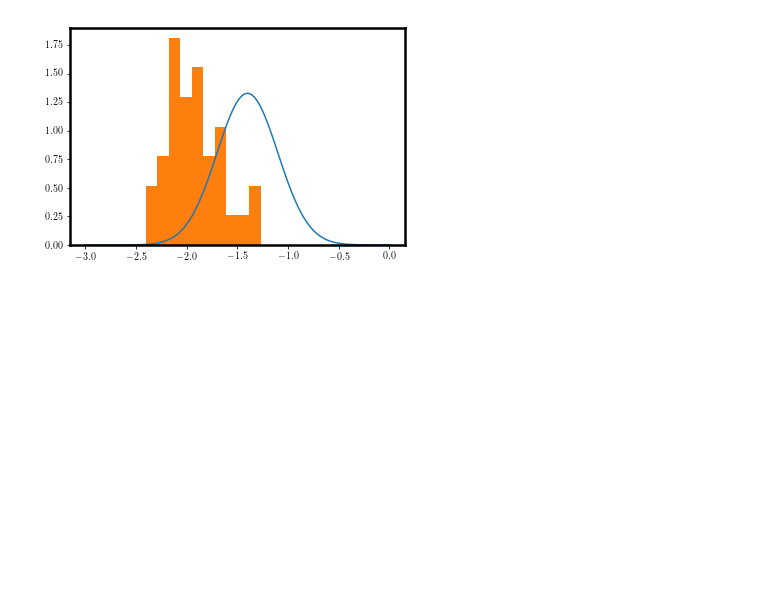
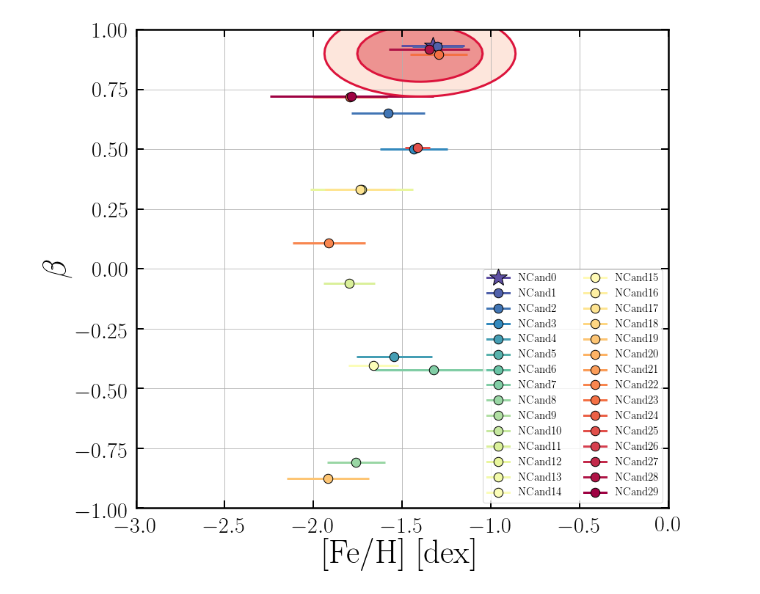
Before and after one commit to cajohare/DarkShards, a Jupyter notebook: code/Plot_stars.ipynb, the cells around one changed output. Saved outputs shown, nothing was run; the diff lists cells and outputs as text; code cells hidden in the pictures; blank space fills up the shorter version.

```diff
--- a/code/Plot_stars.ipynb
+++ b/code/Plot_stars.ipynb
@@ -206,12 +186,59 @@ Index([u'ra', u'dec', u'pmra', u'pmdec', u'l', u'b', u'psfmag_u',
-# %%
-FeHvals = linspace(-3,0,100)
-FeH_saus = -1.4
-sigFeH_saus = 0.3
-dF = exp(-(FeHvals-FeH_saus)**2.0/(2*sigFeH_saus**2.0))
-dF = dF/trapz(dF,FeHvals)
-plt.plot(FeHvals,dF)
-FeH = df.feh
-plt.hist(FeH,normed=1)
-plt.show()
-# %% [output]
-[figure, removed]
+# %%
+fig = plt.figure(figsize=(13,12))
+ax = fig.add_subplot(111)
+
+nbins = 100
+
+betamin = -1.0
+betamax = 1.0
+fehmin = -3.0
+fehmax = 0.0
+
+colsubs = flipud(cm.Spectral(linspace(0.0,1.0,num_cands)))
+
+fehs = zeros(shape=num_cands)
+betas = zeros(shape=num_cands)
+fehs_err = zeros(shape=num_cands)
+betas_err = zeros(shape=num_cands)
+for i in range(0,num_cands):
+    Cand = df.loc[df['group_id'] == names[i]]
+    vr,vphi,vz = Cand.GalRVel,Cand.GalTVel,Cand.GalzVel
+    sigr,sigphi,sigz = std(vr),std(vphi),std(vz)
+    beta_stars = 1.0-(vphi**2.0+vz**2.0)/(2*vr**2.0)
+    sigr = std(Cand.GalRVel)
+    sigphi = std(Cand.GalTVel)
+    sigz = std(Cand.GalzVel)
+    fehs[i] = mean(Cand.feh)
+    fehs_err[i] = std(Cand.feh)
+    betas[i] = 1-(sigphi**2.0+sigz**2.0)/(2*sigr**2.0)
+    betas_err[i] = std(beta_stars)
+    if i==0:
+        marker='*'
+    else:
+        marker='.'
+    plt.errorbar(fehs[i],betas[i],xerr=fehs_err[i],markersize=25,color=colsubs[i,:],
+                 marker=marker,linewidth=3,markeredgecolor='k',label=names[i])
+
+feh_vals = linspace(fehmin,fehmax,nbins)
+beta_vals = linspace(betamin,betamax,nbins)
+Feh_vals,Beta_vals = meshgrid(feh_vals,beta_vals)
+feh_saus = -1.4
+sig_feh_saus = 0.3
+beta_saus = 0.9
+sig_beta_saus = 0.1
+Saus = exp(-(Feh_vals-feh_saus)**2.0/(2*sig_feh_saus**2.0)-(Beta_vals-beta_saus)**2.0/(2*sig_beta_saus**2.0))
+plt.contourf(feh_vals,beta_vals,Saus,'-',levels=[0.2,0.5,1.0],linewidths=3,cmap=cm.Reds,alpha=0.5)
+plt.contour(feh_vals,beta_vals,Saus,'-',levels=[0.2,0.5,1.0],linewidths=3,colors='Crimson')
+leg = plt.legend(loc='lower right',fontsize=15,ncol=2)
+
+ax.grid()
+ax.set_xlim(left=fehmin,right=fehmax)
+ax.set_ylim(bottom=betamin,top=betamax)
+ax.tick_params(which='major',direction='in',width=2,length=10,right=True,top=True,pad=10,labelsize=30)
+ax.tick_params(which='minor',direction='in',width=1,length=7,right=True,top=True)
+plt.xlabel(r"[Fe/H] [dex]",fontsize=45);
+plt.ylabel(r"$\beta$",fontsize=45);
+
+plt.show()
+# %% [output]
+[figure, added]
```
Also changed, not shown: parts of 11 cells of this notebook, 38 other files.
